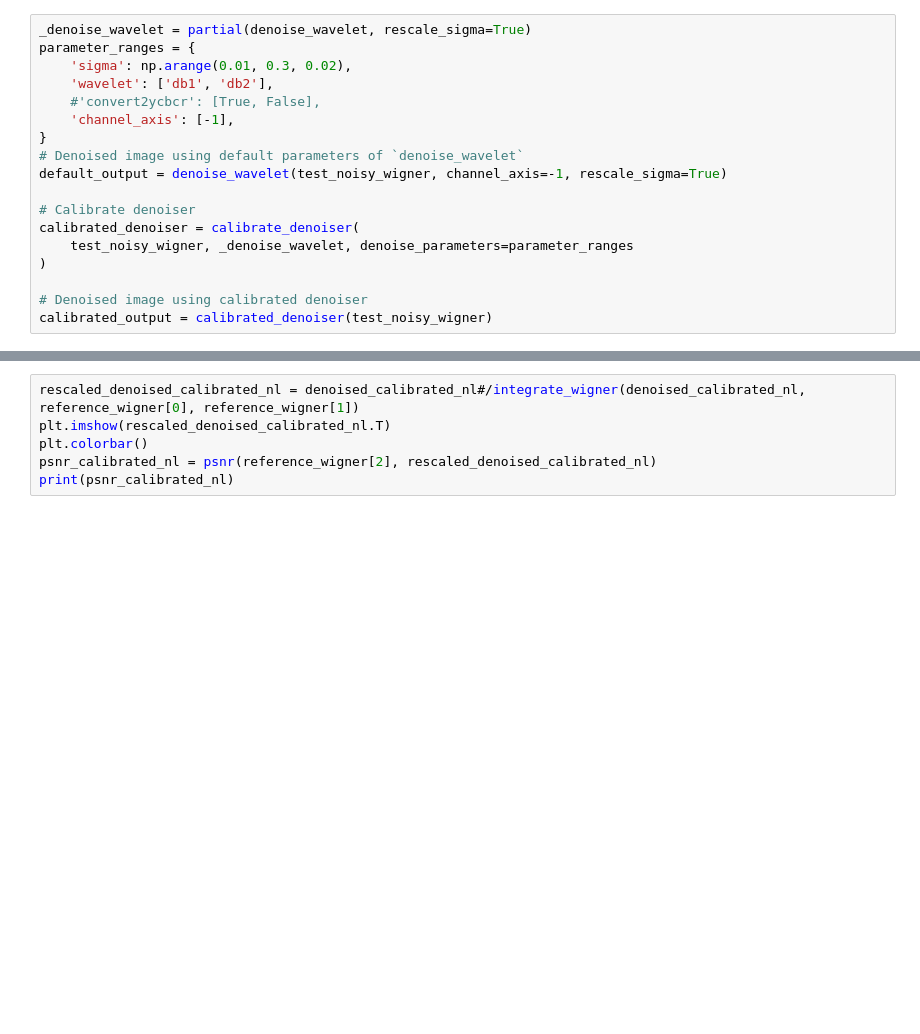
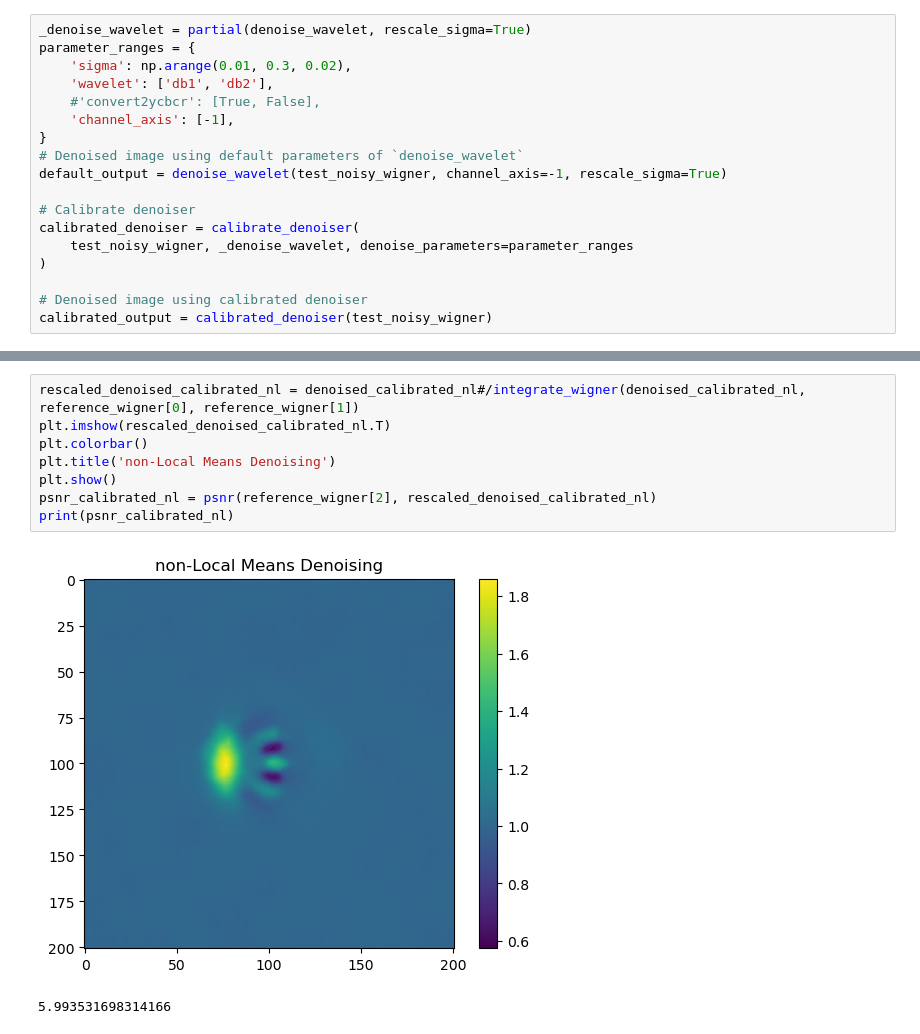
Before and after one commit to Jan5113/QHack25, a Jupyter notebook: denoising.ipynb, the cells around one changed output, grey strips where cells are left out. Saved outputs shown, nothing was run; the diff lists cells and outputs as text; blank space fills up the shorter version.

```diff
--- a/denoising.ipynb
+++ b/denoising.ipynb
@@ -506,6 +507,11 @@ print(psnr_calibrated_nl)
 # %%
 rescaled_denoised_calibrated_nl = denoised_calibrated_nl#/integrate_wigner(denoised_calibrated_nl, reference_wigner[0], reference_wigner[1])
 plt.imshow(rescaled_denoised_calibrated_nl.T)
 plt.colorbar()
+plt.title('non-Local Means Denoising')
+plt.show()
 psnr_calibrated_nl = psnr(reference_wigner[2], rescaled_denoised_calibrated_nl)
 print(psnr_calibrated_nl)
+# %% [output]
+[figure, added]
+5.993531698314166
```
Also changed, not shown: parts of 9 cells of this notebook.
